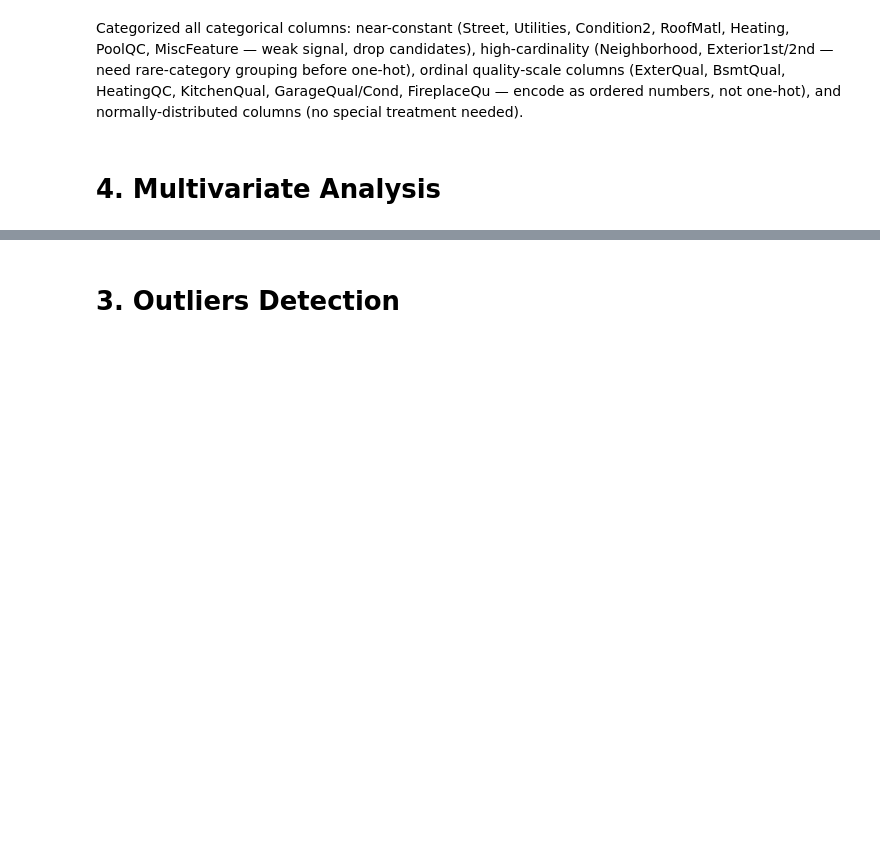
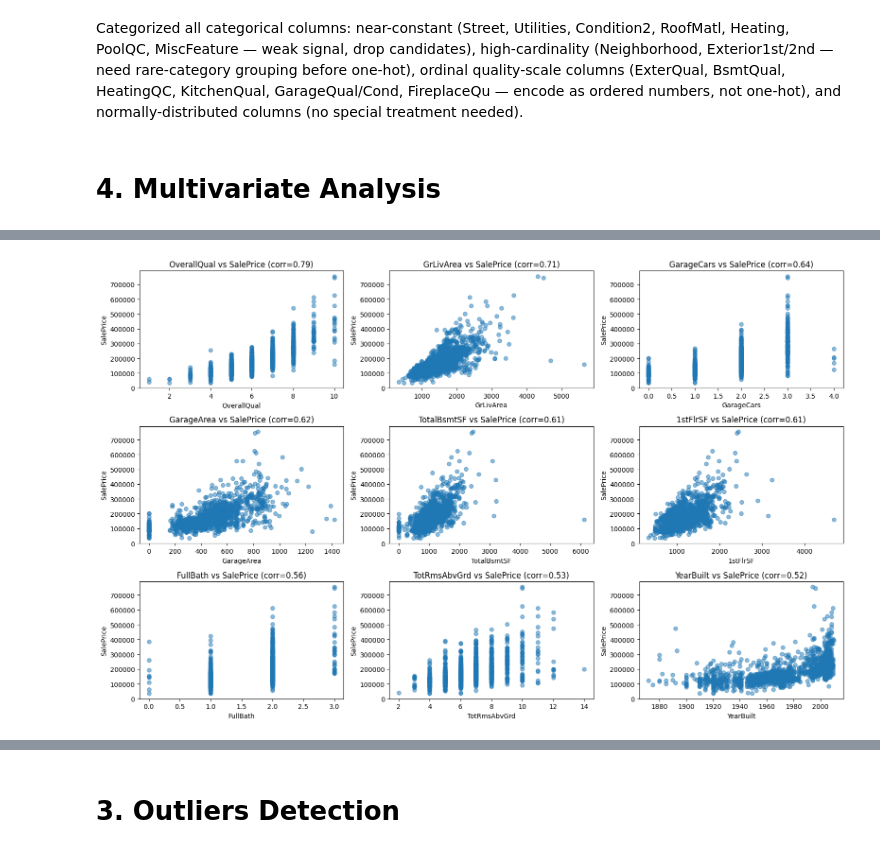
Before and after one commit to VishRoy/kaggle-notebook, a Jupyter notebook: house-prices-advanced-regression.ipynb, the cells around one changed output, grey strips where cells are left out. Drawn from its saved outputs; the diff is of its cells as text; code cells hidden in the pictures; blank space fills up the shorter version.

Commit message:
Kaggle Notebook | House Prices - Advanced Regression | Version 5

```diff
--- a/house-prices-advanced-regression.ipynb
+++ b/house-prices-advanced-regression.ipynb
@@ -401,0 +425,17 @@ Categorized all categorical columns: near-constant (Street, Utilities, Condition
+# %%
+top_numeric = ['OverallQual', 'GrLivArea', 'GarageCars', 'GarageArea',
+               'TotalBsmtSF', '1stFlrSF', 'FullBath', 'TotRmsAbvGrd', 'YearBuilt']
+
+fig, axes = plt.subplots(3,3, figsize=(16,10))
+axes = axes.flatten()
+
+for i, col in enumerate(top_numeric):
+    axes[i].scatter(df[col], df['SalePrice'], alpha=0.5)
+    axes[i].set_xlabel(col)
+    axes[i].set_ylabel('SalePrice')
+    axes[i].set_title(f'{col} vs SalePrice (corr={df[col].corr(df["SalePrice"]):.2f})')
+
+plt.tight_layout()
+plt.show()
+# %% [output]
+[figure, added]
```
Also changed, not shown: parts of 13 cells of this notebook.
